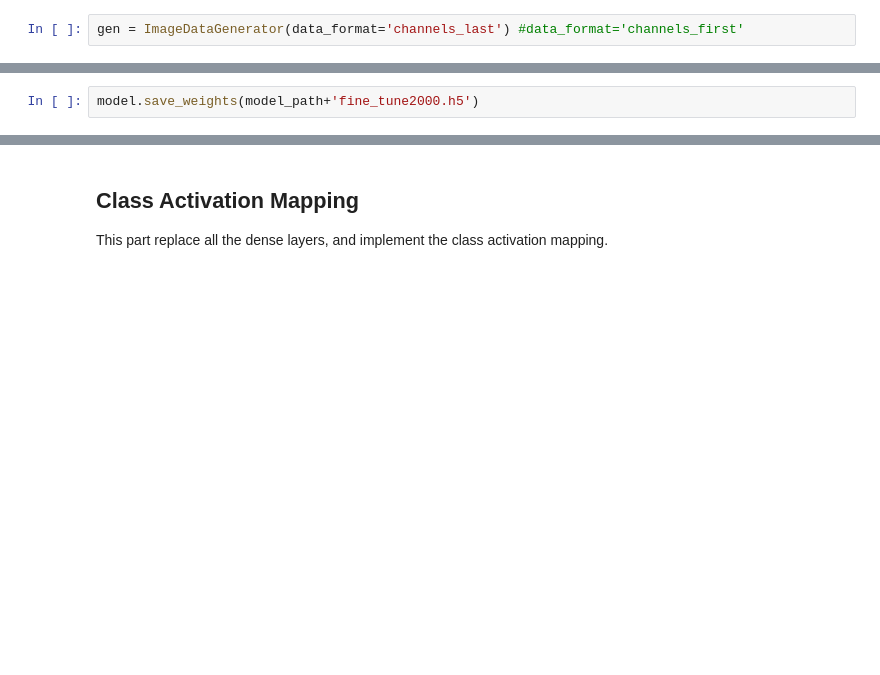
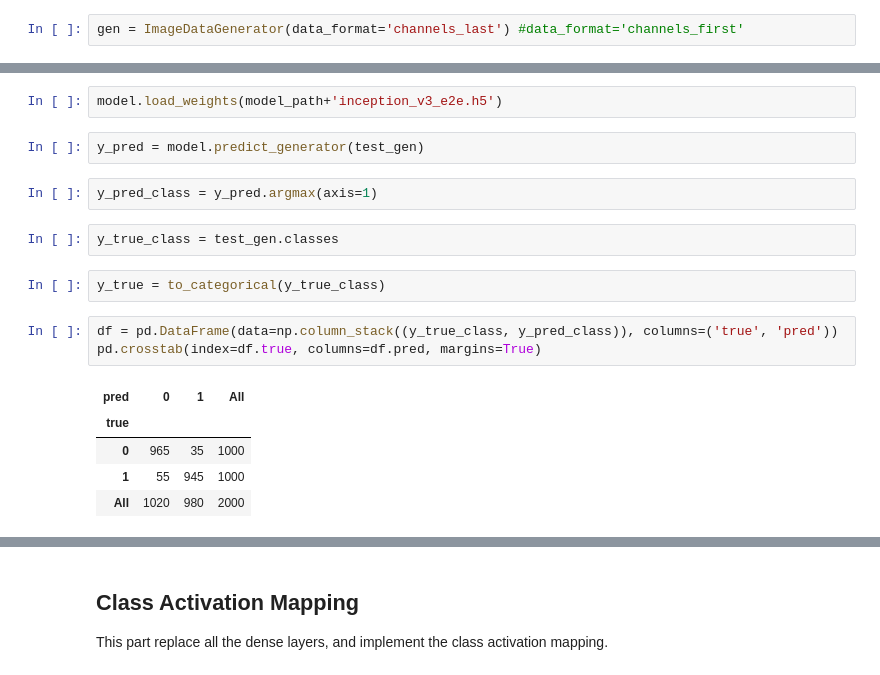
Before and after one commit to wenshuoliu/dogs_cats, a Jupyter notebook: fine_tune.ipynb, the cells around one changed output, grey strips where cells are left out. Cells and saved outputs as stored; diff of their text form; blank space fills up the shorter version.

```diff
--- a/vgg_fine_tune.ipynb
+++ b/fine_tune.ipynb
@@ -62,2 +217,19 @@ Epoch 3/3
 # %%
-model.save_weights(model_path+'fine_tune2000.h5')
+model.load_weights(model_path+'inception_v3_e2e.h5')
+# %%
+y_pred = model.predict_generator(test_gen)
+# %%
+y_pred_class = y_pred.argmax(axis=1)
+# %%
+y_true_class = test_gen.classes
+# %%
+y_true = to_categorical(y_true_class)
+# %%
+df = pd.DataFrame(data=np.column_stack((y_true_class, y_pred_class)), columns=('true', 'pred'))
+pd.crosstab(index=df.true, columns=df.pred, margins=True)
+# %% [output]
+| pred | 0 | 1 | All |
+| true |  |  |  |
+| 0 | 965 | 35 | 1000 |
+| 1 | 55 | 945 | 1000 |
+| All | 1020 | 980 | 2000 |
```
Also changed, not shown: parts of 39 cells of this notebook, 1 other file.
